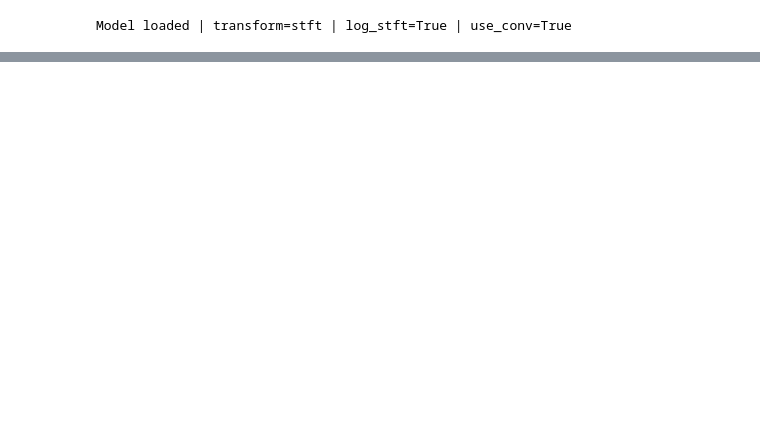
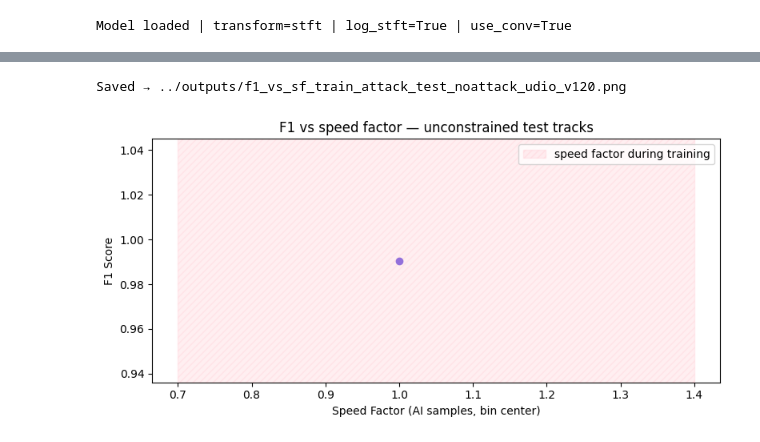
Before and after one commit to thomas0barand/robust-deepfake-detector, a Jupyter notebook: scripts/results.ipynb, the cells around one changed output, grey strips where cells are left out. Cells and saved outputs as stored; diff of their text form; code cells hidden in the pictures; blank space fills up the shorter version.

```diff
--- a/scripts/results.ipynb
+++ b/scripts/results.ipynb
@@ -11,6 +13,14 @@ from sklearn.metrics import roc_curve, auc, f1_score
 from src.models import RobustDetector
 from src.utils import get_freqs, get_freqs_mask
 # %%
-CKPT_PATH = "../checkpoints/sonics/robustdetector-sonics-log_stft-use_conv-lamb=0.5-v2.ckpt"
-DATA_DIR  = "../data/sonics/attack/test/discrete"
-SEED      = 42
+##TRAIN
+train_tag  = "attack"
+gen_train_model = "udio_v120"
+
+##TEST
+attack = None
+gen_test_model = "udio_v120"
+
+CKPT_PATH     = f"../checkpoints/sonics/{train_tag}/{gen_train_model}/robustdetector-sonics-log_stft-use_conv-lamb=0.1.ckpt"
+BASE_DATA_DIR = "../data/sonics"
+SEED          = 42
@@ -175,0 +200,61 @@ plt.show()
+# %%
+# F1 vs speed factor (unconstrained / all test tracks)
+ai_probs = probs[:n_ai]
+ai_sfs = sfs[:n_ai]
+hu_probs = probs[n_ai:]
+
+sf_min, sf_max = float(ai_sfs.min()), float(ai_sfs.max())
+if sf_max <= sf_min:
+    sf_max = sf_min + 1e-9
+bins = np.linspace(sf_min, sf_max, 15)
+bin_centers, bin_f1s = [], []
+for i in range(len(bins) - 1):
+    lo, hi = bins[i], bins[i + 1]
+    mask_ai = (ai_sfs >= lo) & (ai_sfs < hi) if i < len(bins) - 2 else (ai_sfs >= lo) & (ai_sfs <= hi)
+    k = int(mask_ai.sum())
+    if k < 5:
+        continue
+    p_bin = np.concatenate([ai_probs[mask_ai], hu_probs])
+    l_bin = np.concatenate([np.ones(k), np.zeros(len(hu_probs))])
+    f1_b = f1_score(l_bin, p_bin >= best_t, zero_division=0)
+    bin_centers.append((lo + hi) / 2)
+    bin_f1s.append(f1_b)
+
+fig, ax = plt.subplots(figsize=(8, 4))
+
+# Add the hatched and labeled zone for "speed factor during training"
+train_sf_min, train_sf_max = SF_LO, SF_HI
+zone = ax.axvspan(
+    train_sf_min, train_sf_max,
+    color='pink', alpha=0.25, zorder=0,
+    hatch='////', edgecolor='crimson', label='speed factor during training'
+)
+
+ax.plot(bin_centers, bin_f1s, marker='o', color='mediumpurple', lw=2, zorder=2)
+
+ax.set_xlabel('Speed Factor (AI samples, bin center)')
+ax.set_ylabel('F1 Score')
+ax.set_title('F1 vs speed factor — unconstrained test tracks')
+handles, labels = ax.get_legend_handles_labels()
+# Remove any duplicate labels (for legend clarity)
+from collections import OrderedDict
+by_label = OrderedDict(zip(labels, handles))
+ax.legend(by_label.values(), by_label.keys())
+plt.tight_layout()
+
+import os
+
+# Compute the output path, prefixing filename with "f1_vs_sf_"
+base_dir = os.path.dirname(OUTPUT_PATH)
+original_name = os.path.basename(OUTPUT_PATH)
+out_fname = "f1_vs_sf_" + original_name
+out_path = os.path.join(base_dir, out_fname)
+
+os.makedirs(base_dir, exist_ok=True)
+plt.savefig(out_path, dpi=150, bbox_inches="tight")
+print(f"Saved → {out_path}")
+
+plt.show()
+# %% [output]
+Saved → ../outputs/f1_vs_sf_train_attack_test_noattack_udio_v120.png
+[figure, added]
```
Also changed, not shown: parts of 8 cells of this notebook, 1 other file.
